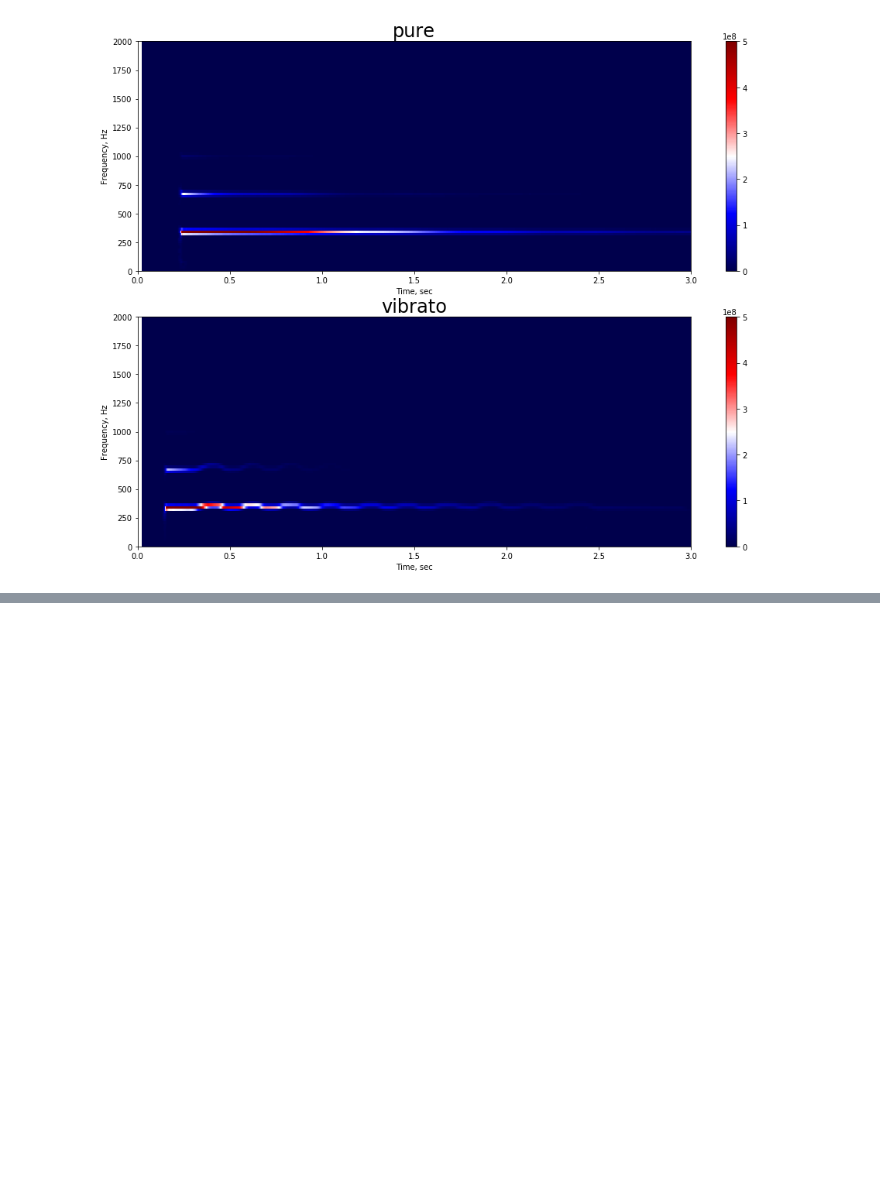
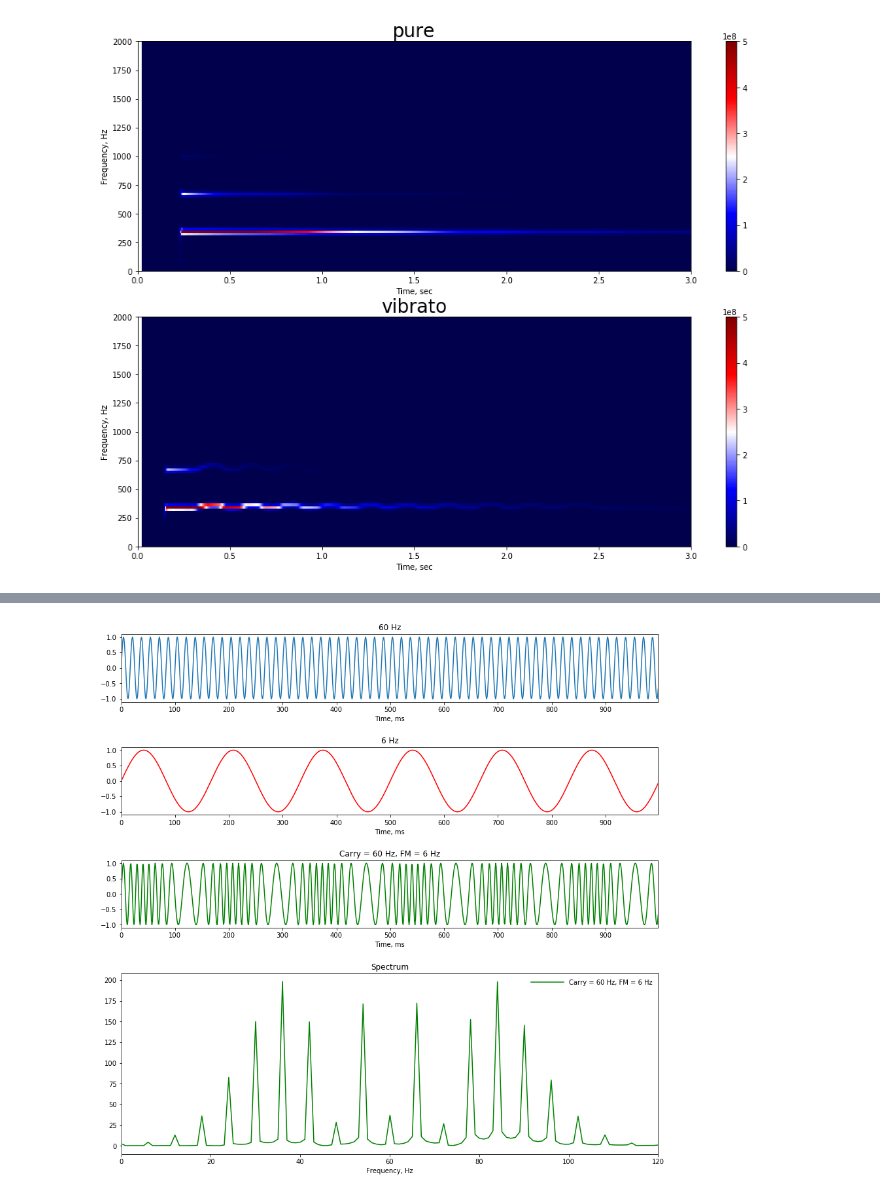
Before and after one commit to spirit11/wave_modulations, a Jupyter notebook: wavefile.ipynb, the cells around one changed output, grey strips where cells are left out. Cells and saved outputs as stored; diff of their text form; code cells hidden in the pictures; blank space fills up the shorter version.

```diff
--- a/wavefile.ipynb
+++ b/wavefile.ipynb
@@ -140,0 +198,6 @@ def plot(vmin=0,vmax=5e8):
+# %%
+plot_graphs([ Graph(s2,dict(),'60 Hz'),
+              Graph(s1,{'c':'r'},'6 Hz'),
+              Graph(sm,dict(c='g'),'Carry = 60 Hz, FM = 6 Hz')])
+# %% [output]
+[figure, added]
```
Also changed, not shown: parts of 4 cells of this notebook.
